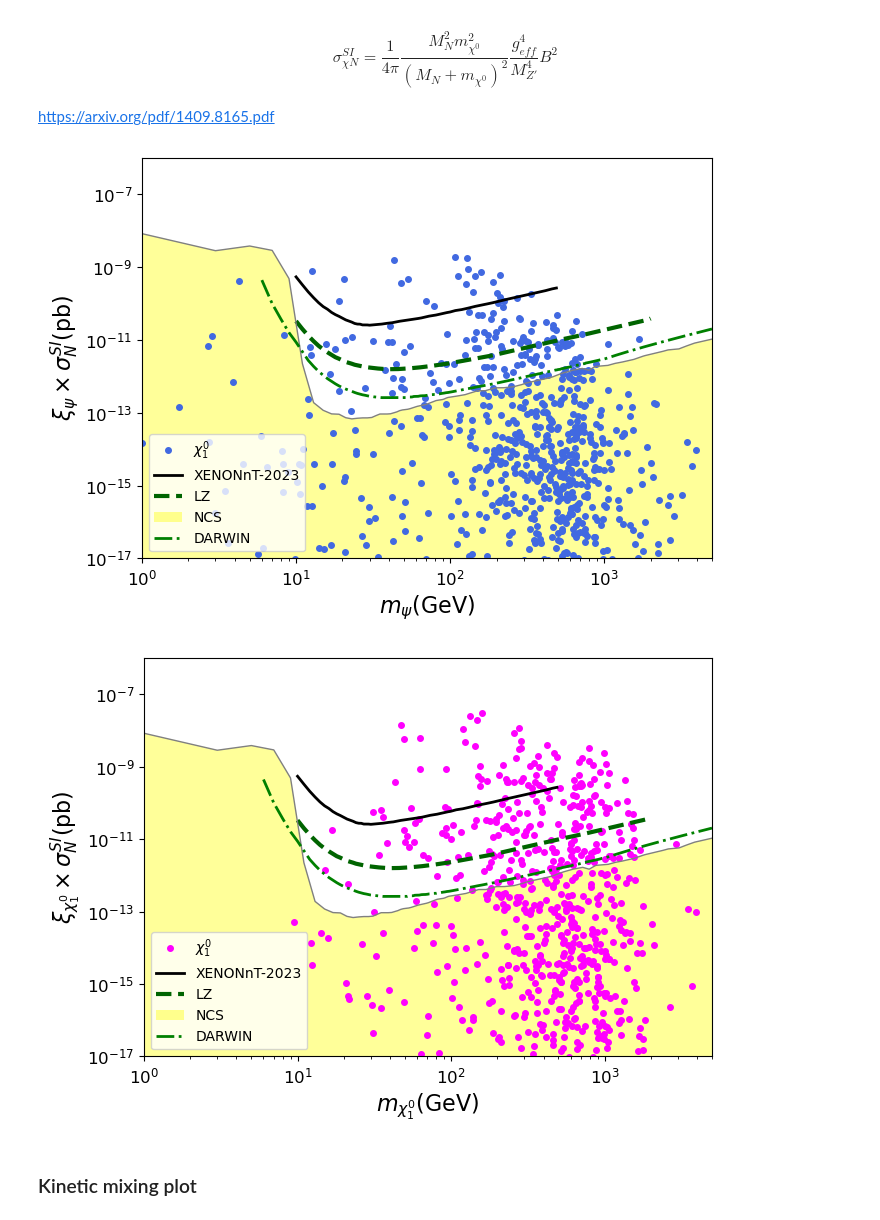
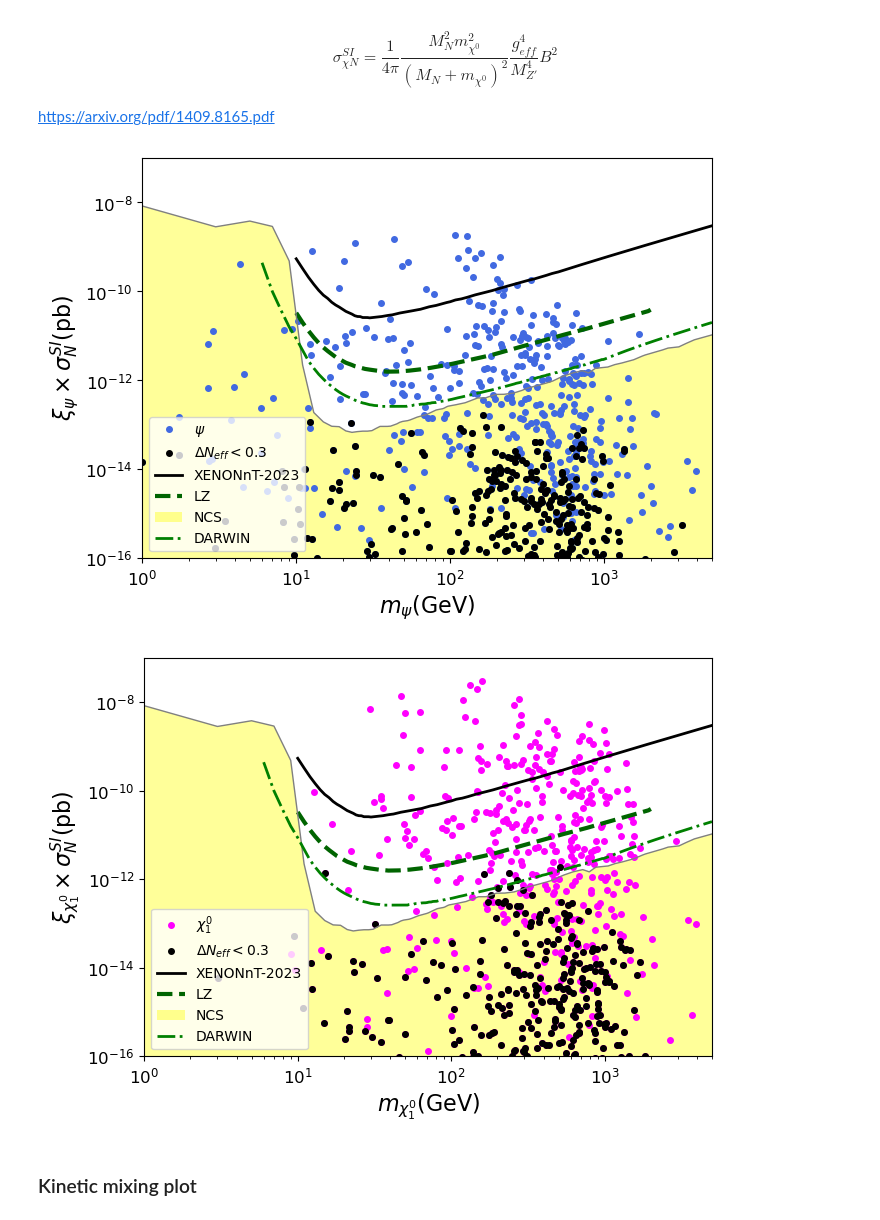
Before and after one commit to davidsuarezr/MDEO, a Jupyter notebook: random-scan-DM.ipynb, the cells around one changed output. Cells and saved outputs as stored; diff of their text form; code cells hidden in the pictures.

```diff
--- a/random-scan-DM.ipynb
+++ b/random-scan-DM.ipynb
@@ -150,3 +166,7 @@ plt.show()
+# %%
+xd['DNeff'] = ΔNeff1_vec(2.3e-3, xd.epsilon, xd.TWpSPheno, xd.g1p)
+# %%
+xdNeff = xd[xd.DNeff < 0.3 ]
 # %% [markdown]
 # Direct and indirec detection
 # %%
@@ -268,11 +290,15 @@ xd['SIZ_Xi'] = (1./(4*np.pi))*xd.mrXi_1**2*((xd.g1p*np.sin(xd.TWpSPheno)*(gp*np.
 # %%
 plt.figure(figsize=(7,5))
 
-plt.loglog(xd.mChi, (xd.Omega1/Omega)*xd.SIN1, color='royalblue', marker='o',ms=4,linestyle='', label=r'$\chi^0_1$')
+plt.loglog(xd.mChi, (xd.Omega1/Omega)*xd.SIN1, color='royalblue', marker='o',ms=4,linestyle='', label=r'$\psi$')
 #plt.loglog(xd.mChi, (xd.Omega1/Omega)*(xd.SIZp_Chi+xd.SIZ_Chi), color='black', marker='.',ms=4,linestyle='', label=r'vector portal')
 
+plt.loglog(xdNeff.mChi, (xdNeff.Omega1/Omega)*xdNeff.SIN1, color='black', marker='o',ms=4,linestyle='',\
+           label=r'$\Delta N_{eff}<0.3$')
+
+
 #XENON1T
-n=np.arange(10,490)
+n=np.arange(10,5000)
 plt.loglog(n,XENONnT(n)*1e+36,'k-',lw=2,label='XENONnT-2023')
 
 #plt LZ
@@ -297,52 +323,58 @@ plt.xlabel(r'$m_{\psi}$(GeV)',size=16)
 plt.ylabel(r'$\xi_{\psi}\times\sigma_N^{SI}$(pb)',size=16)
 plt.legend(prop={'size':10},loc='lower left')
 plt.xlim(1e0,5e3)
-plt.ylim(1e-17,1e-6)
+plt.ylim(1e-16,1e-7)
 
 plt.tight_layout()
 #plt.savefig('plots/SI-xi.pdf')
 plt.show()
 # %% [output]
-[figure, old version]
+[figure, new version]
 # %%
 plt.figure(figsize=(7,5))
 
 plt.loglog(xd.mXi_1, (xd.Omega2/Omega)*xd.SIN2, color='magenta', marker='o',ms=4,linestyle='', label=r'$\chi^0_1$')
+#plt.loglog(xd.mXi_1, xd.SIN2, color='black', marker='o',ms=4,linestyle='', label=r'$\chi^0_1$')
+
 #plt.loglog(xd.mXi_1, (xd.Omega2/Omega)*(xd.SIZp_Xi+xd.SIZ_Xi), color='black', marker='.',ms=4,linestyle='', label=r'vector portal')
 
+plt.loglog(xdNeff.mXi_1, (xdNeff.Omega2/Omega)*xdNeff.SIN2, color='black', marker='o',ms=4,linestyle='',\
+           label=r'$\Delta N_{eff}<0.3$')
+
+
 #XENON1T
-n=np.arange(10,490)
+n=np.arange(10,5000)
 plt.loglog(n,XENONnT(n)*1e+36,'k-',lw=2,label='XENONnT-2023')
 
 #plt LZ
 n=np.arange(10,2000)
 plt.semilogy(n,LZSI(n)*1e+36,color='darkgreen',linestyle='--',lw=3,label='LZ')
 
 #Neutrino coherent scattering
 n=np.arange(1,5.e+3,2)
 plt.loglog(n,NCS(n),color='grey',lw=1.0,label='')
 back=[]
 for i in range(0,len(n)):
     m = NCS(n[i])
     back.append(m)
 back=np.asarray(back)
 plt.fill_between(n,1.e-38,back,facecolor='yellow',alpha=0.4,label='NCS')
 
 # DARWIN SI
 n=np.arange(6,5000)
 plt.loglog(n,DARSI(n)*1e+36,color='green',linestyle='-.',lw=2,label='DARWIN')
 
 plt.xlabel(r'$m_{\chi_1^0}$(GeV)',size=16)
 plt.ylabel(r'$\xi_{\chi_1^0}\times\sigma_N^{SI}$(pb)',size=16)
 plt.legend(prop={'size':10},loc='lower left')
 plt.xlim(1e0,5e3)
-plt.ylim(1e-17,1e-6)
+plt.ylim(1e-16,1e-7)
 
 plt.tight_layout()
 #plt.savefig('plots/SI-xi.pdf')
 plt.show()
 # %% [output]
-[figure, old version]
+[figure, new version]
 # %% [markdown]
 ### Kinetic mixing plot
 # %% [markdown]
```
Also changed, not shown: parts of 26 cells of this notebook, 6 other files.
